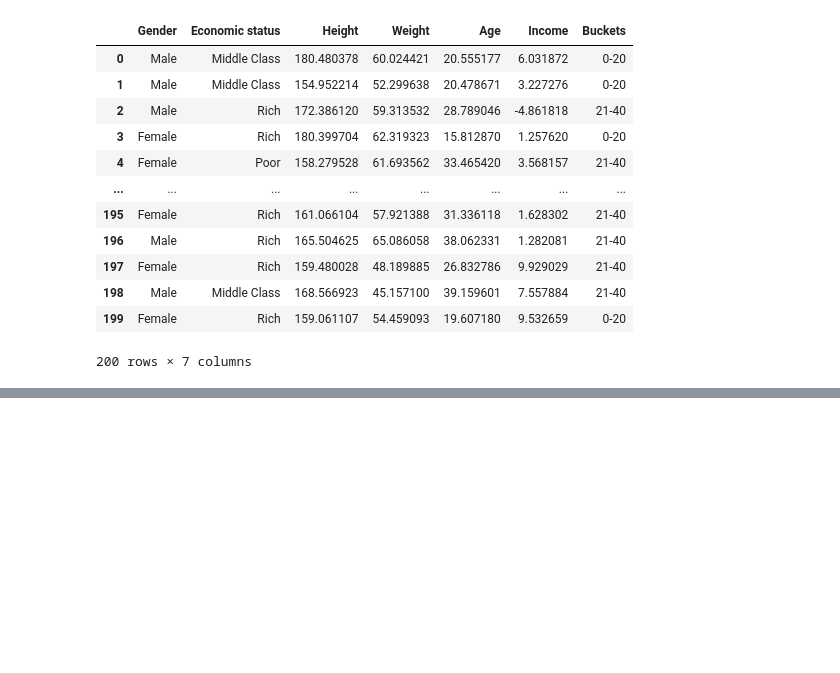
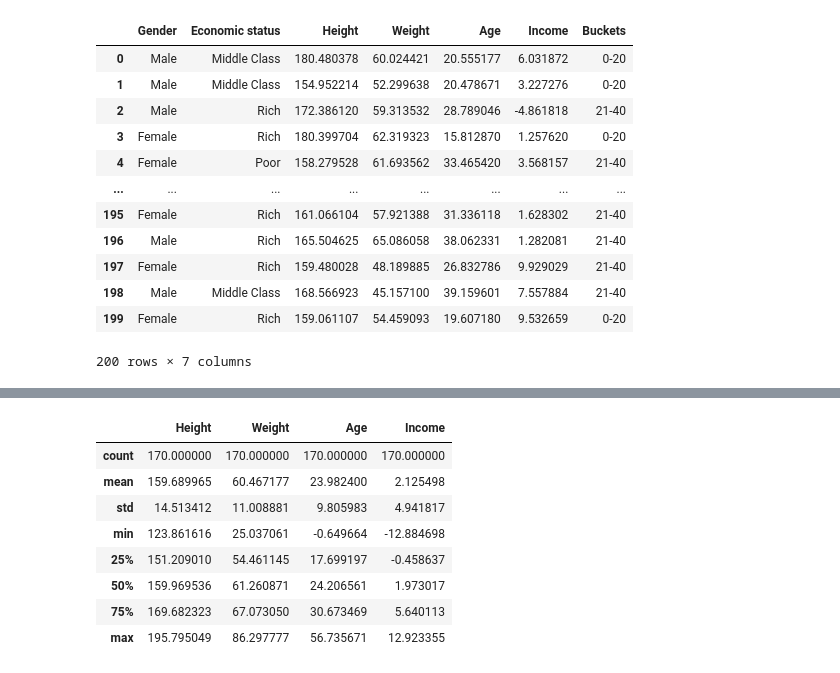
Before and after one commit to sbsreyes/Data-Wrangling-Pandas-, a Jupyter notebook: Dummy_data_set.ipynb, the cells around one changed output, grey strips where cells are left out. Drawn from its saved outputs; the diff is of its cells as text; code cells hidden in the pictures; blank space fills up the shorter version.

```diff
--- a/Dummy_data_set.ipynb
+++ b/Dummy_data_set.ipynb
@@ -122,0 +180,12 @@ data.head(200)
+# %%
+data_group_age.describe()
+# %% [output]
+|  | Height | Weight | Age | Income |
+| count | 170.000000 | 170.000000 | 170.000000 | 170.000000 |
+| mean | 159.689965 | 60.467177 | 23.982400 | 2.125498 |
+| std | 14.513412 | 11.008881 | 9.805983 | 4.941817 |
+| min | 123.861616 | 25.037061 | -0.649664 | -12.884698 |
+| 25% | 151.209010 | 54.461145 | 17.699197 | -0.458637 |
+| 50% | 159.969536 | 61.260871 | 24.206561 | 1.973017 |
+| 75% | 169.682323 | 67.073050 | 30.673469 | 5.640113 |
+| max | 195.795049 | 86.297777 | 56.735671 | 12.923355 |
```
Also changed, not shown: parts of 5 cells of this notebook, 1 other file.
